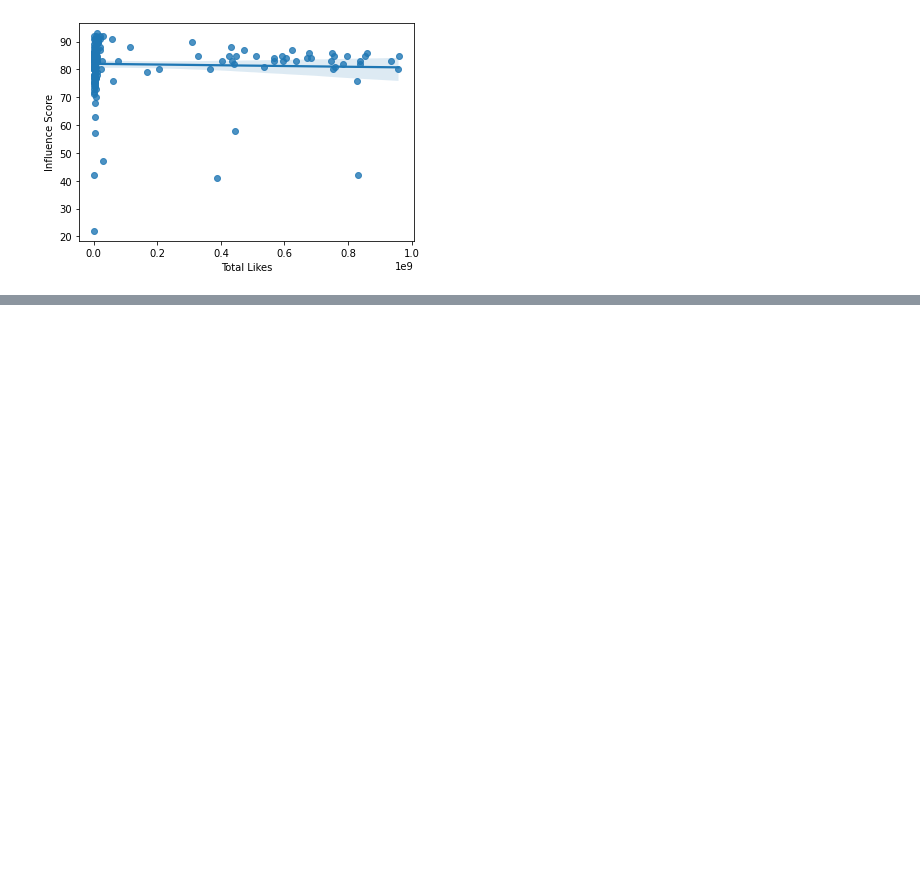
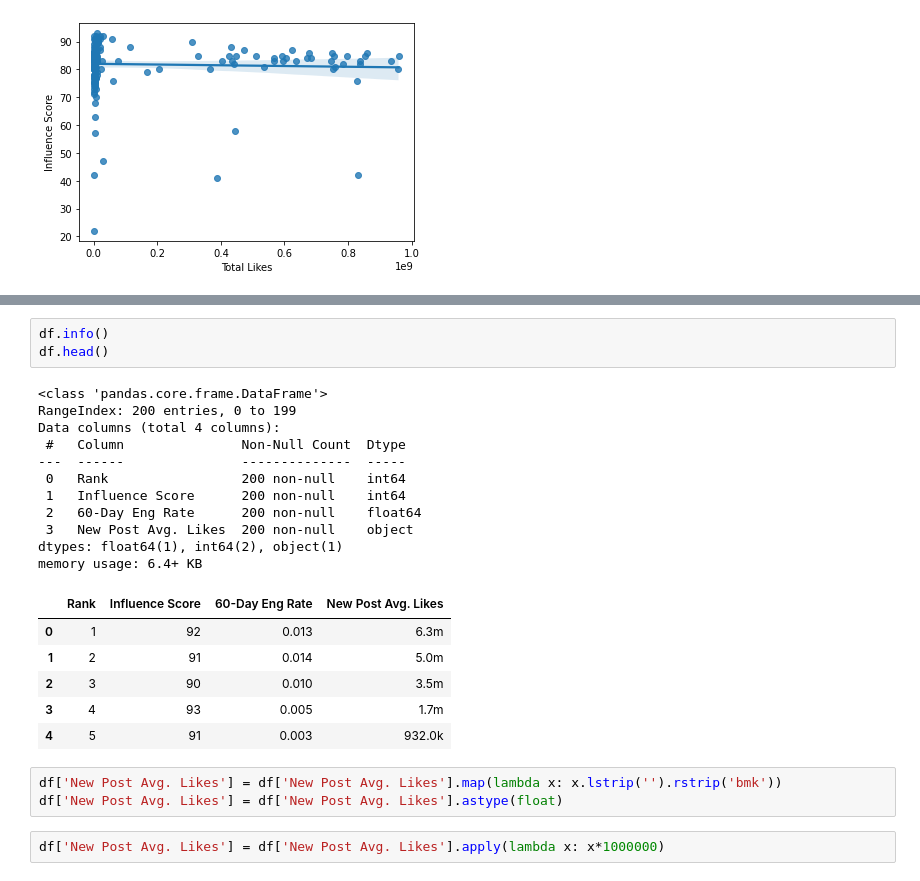
Before and after one commit to AndrewABrain/CCIC_DS1, a Jupyter notebook: InstagramAnalysis.ipynb, the cells around one changed output, grey strips where cells are left out. Cells and saved outputs as stored; diff of their text form; blank space fills up the shorter version.

```diff
--- a/InstagramAnalysis.ipynb
+++ b/InstagramAnalysis.ipynb
@@ -355,0 +377,26 @@ sns.regplot(x=df['Total Likes'], y=df['Influence Score'])
+# %%
+df.info()
+df.head()
+# %% [output]
+<class 'pandas.core.frame.DataFrame'>
+RangeIndex: 200 entries, 0 to 199
+Data columns (total 4 columns):
+ #   Column               Non-Null Count  Dtype
+---  ------               --------------  -----
+ 0   Rank                 200 non-null    int64
+ 1   Influence Score      200 non-null    int64
+ 2   60-Day Eng Rate      200 non-null    float64
+ 3   New Post Avg. Likes  200 non-null    object
+dtypes: float64(1), int64(2), object(1)
+memory usage: 6.4+ KB
+|  | Rank | Influence Score | 60-Day Eng Rate | New Post Avg. Likes |
+| 0 | 1 | 92 | 0.013 | 6.3m |
+| 1 | 2 | 91 | 0.014 | 5.0m |
+| 2 | 3 | 90 | 0.010 | 3.5m |
+| 3 | 4 | 93 | 0.005 | 1.7m |
+| 4 | 5 | 91 | 0.003 | 932.0k |
+# %%
+df['New Post Avg. Likes'] = df['New Post Avg. Likes'].map(lambda x: x.lstrip('').rstrip('bmk'))
+df['New Post Avg. Likes'] = df['New Post Avg. Likes'].astype(float)
+# %%
+df['New Post Avg. Likes'] = df['New Post Avg. Likes'].apply(lambda x: x*1000000)
```
Also changed, not shown: parts of 5 cells of this notebook.
